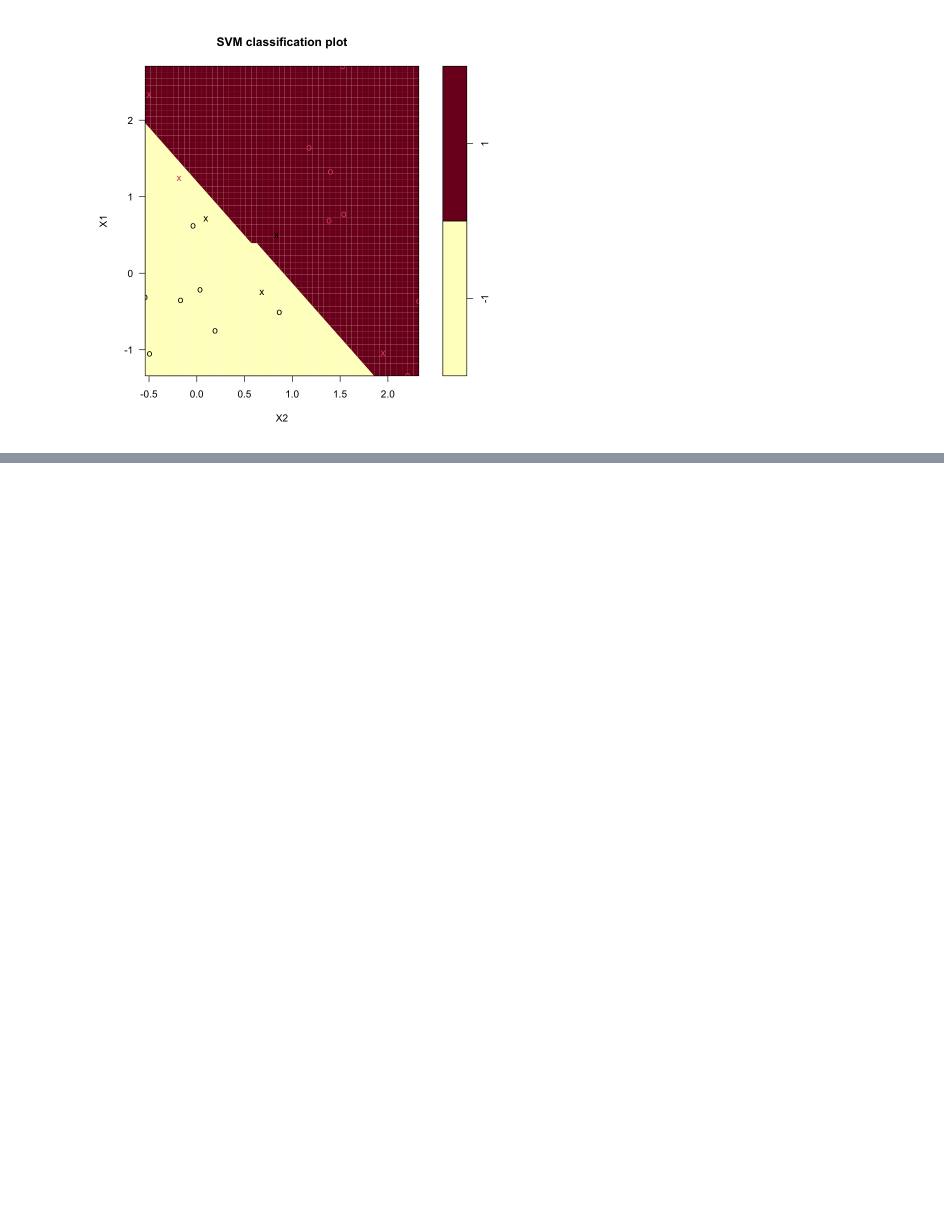
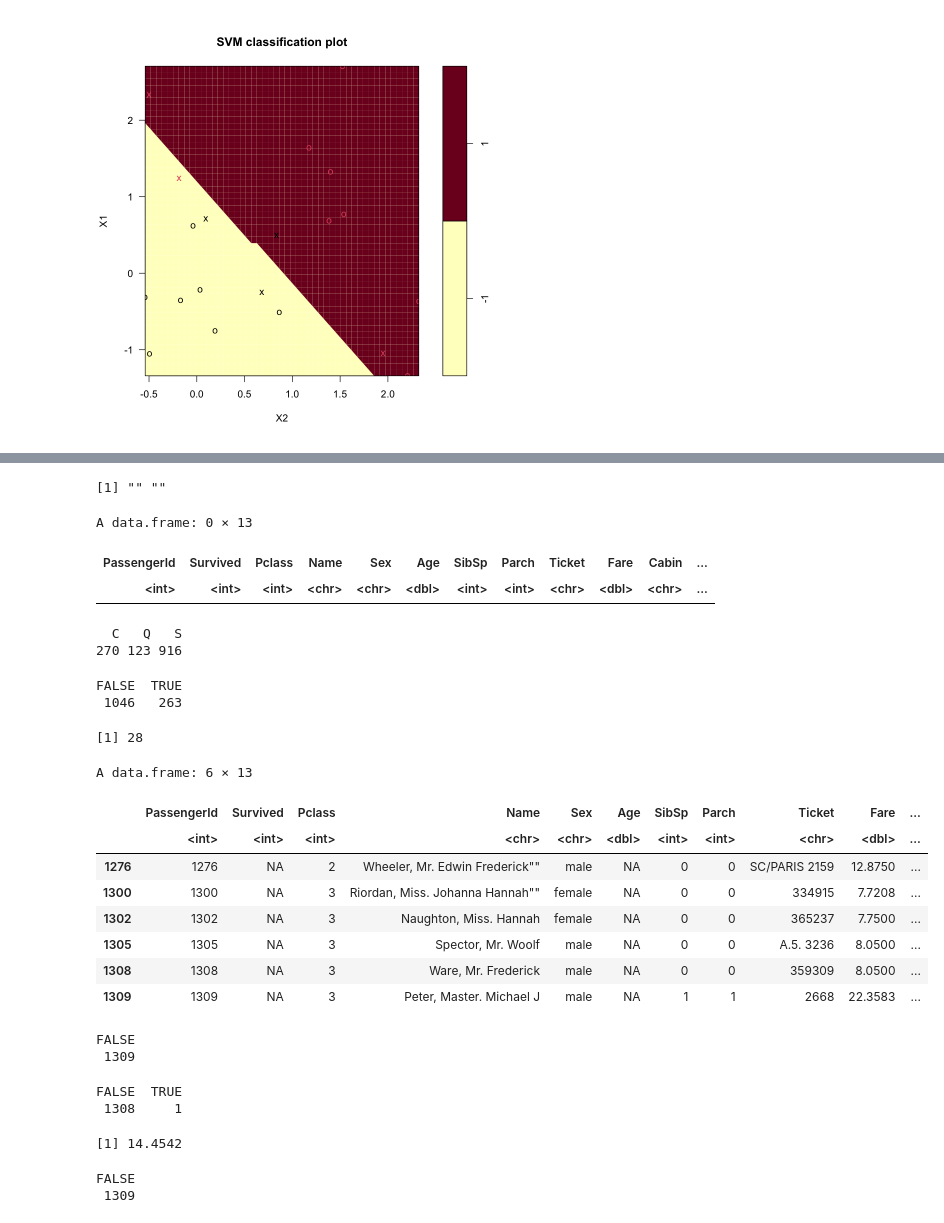
Before and after one commit to wang-zhijun/learn-statistics, a Jupyter notebook: learn-r.ipynb, the cells around one changed output, grey strips where cells are left out. Cells and saved outputs as stored; diff of their text form; code cells hidden in the pictures; blank space fills up the shorter version.

```diff
--- a/learn-r.ipynb
+++ b/learn-r.ipynb
@@ -1229,0 +1314,2 @@ library(caret)
+# %%
+titanic.test$IsTrainSet <- FALSE
@@ -1229,0 +1340,2 @@ library(caret)
+# %%
+titanic.test$Survived <- NA
@@ -1229,0 +1348,3 @@ library(caret)
+# %%
+titanic.full <- rbind(titanic.train, titanic.test)
+#titanic.full
@@ -1229,0 +1369,39 @@ library(caret)
+# %%
+titanic.full[titanic.full$Embarked == '', "Embarked"]
+# %% [output]
+[1] "" ""
+# %%
+titanic.full[titanic.full$Embarked == '', "Embarked"] <- 'S'
+# %%
+titanic.full[titanic.full$Embarked == '',]
+# %% [output]
+A data.frame: 0 × 13
+| PassengerId | Survived | Pclass | Name | Sex | Age | SibSp | Parch | Ticket | Fare | Cabin | ... |
+| <int> | <int> | <int> | <chr> | <chr> | <dbl> | <int> | <int> | <chr> | <dbl> | <chr> | ... |
+# %%
+table(titanic.full$Embarked)
+# %% [output]
+  C   Q   S
+270 123 916
+# %%
+table(is.na(titanic.full$Age))
+# %% [output]
+FALSE  TRUE
+ 1046   263
+# %%
+age.median <- median(titanic.full$Age, na.rm=TRUE)
+age.median
+# %% [output]
+[1] 28
+# %%
+tail(titanic.full[is.na(titanic.full$Age), ])
+# %% [output]
+A data.frame: 6 × 13
+|  | PassengerId | Survived | Pclass | Name | Sex | Age | SibSp | Parch | Ticket | Fare | ... |
+|  | <int> | <int> | <int> | <chr> | <chr> | <dbl> | <int> | <int> | <chr> | <dbl> | ... |
+| 1276 | 1276 | NA | 2 | Wheeler, Mr. Edwin Frederick"" | male | NA | 0 | 0 | SC/PARIS 2159 | 12.8750 | ... |
+| 1300 | 1300 | NA | 3 | Riordan, Miss. Johanna Hannah"" | female | NA | 0 | 0 | 334915 | 7.7208 | ... |
+| 1302 | 1302 | NA | 3 | Naughton, Miss. Hannah | female | NA | 0 | 0 | 365237 | 7.7500 | ... |
+| 1305 | 1305 | NA | 3 | Spector, Mr. Woolf | male | NA | 0 | 0 | A.5. 3236 | 8.0500 | ... |
+| 1308 | 1308 | NA | 3 | Ware, Mr. Frederick | male | NA | 0 | 0 | 359309 | 8.0500 | ... |
+| 1309 | 1309 | NA | 3 | Peter, Master. Michael J | male | NA | 1 | 1 | 2668 | 22.3583 | ... |
@@ -1229,0 +1410,15 @@ library(caret)
+# %%
+table(is.na(titanic.full$Age))
+# %% [output]
+FALSE
+ 1309
+# %%
+table(is.na(titanic.full$Fare))
+# %% [output]
+FALSE  TRUE
+ 1308     1
+# %%
+fare.median <- median(titanic.full$Fare, na.rm=TRUE)
+fare.median
+# %% [output]
+[1] 14.4542
@@ -1229,0 +1427,5 @@ library(caret)
+# %%
+table(is.na(titanic.full$Fare))
+# %% [output]
+FALSE
+ 1309
```
Also changed, not shown: parts of 45 cells of this notebook.
